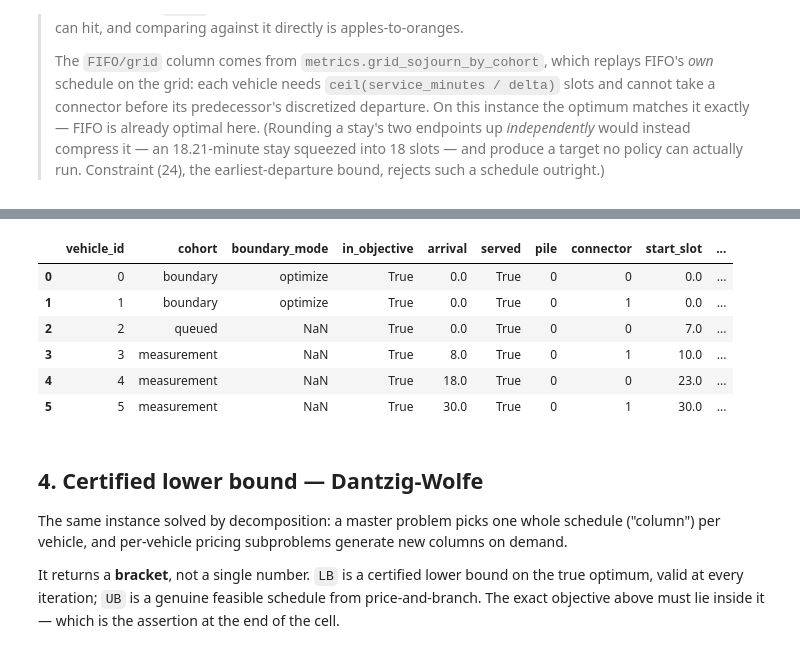
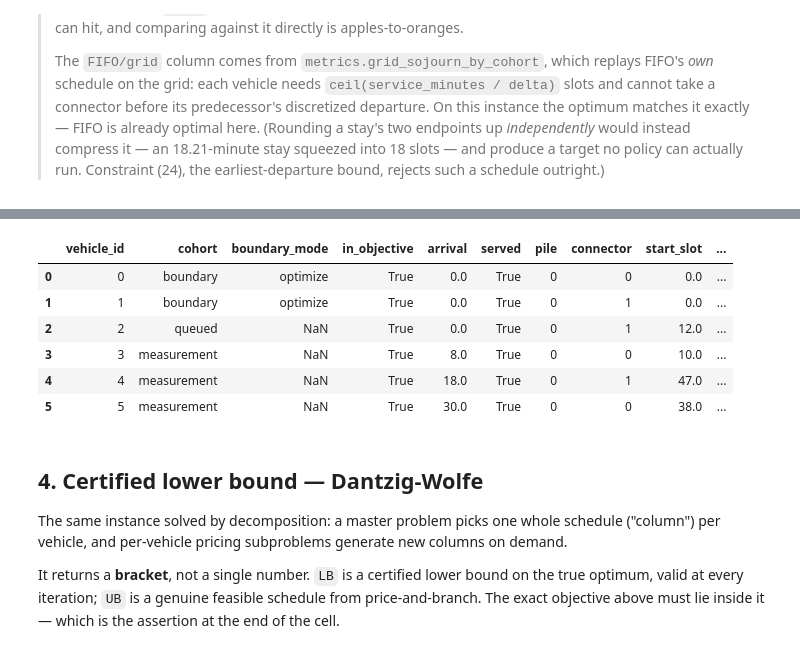
Before and after one commit to saneiimo/ChargingStationQueueing, a Jupyter notebook: cl_model.ipynb, the cells around one changed output, grey strips where cells are left out. Drawn from its saved outputs; the diff is of its cells as text; code cells hidden in the pictures.

```diff
--- a/cl_model.ipynb
+++ b/cl_model.ipynb
@@ -47,7 +47,7 @@ from policy.queue.fifo import FIFOQueuePolicy
 from offline_cl_opt import StationSpec
 
 WARMUP_MIN = 12.0    # warm-up: builds up a loaded station, then metrics start
-MEASURE_MIN = 50.0   # the window the offline models optimise
+MEASURE_MIN = 60.0   # the window the offline models optimise
 DELTA = 1.0          # slot length (minutes) -> K = 60 slots
 
 STATION = StationSpec(n_piles=1, n_connectors=2, n_modules=6, p_module=25.0)
@@ -55,12 +55,12 @@ STATION = StationSpec(n_piles=1, n_connectors=2, n_modules=6, p_module=25.0)
 # (id, arrival_min, battery_kWh, s_i, s_f). Arrival is on the whole-run clock,
 # so anything below WARMUP_MIN happens during warm-up.
 EV_SPECS = [
-    (0,  0.0, 40.0, 0.30, 0.75),   # -> BOUNDARY  (plugs in at once, still charging at t=12)
-    (1,  3.0, 50.0, 0.35, 0.75),   # -> BOUNDARY  (takes the 2nd connector)
-    (2, 11.0, 30.0, 0.40, 0.75),   # -> QUEUED    (both connectors busy on arrival)
-    (3, 20.0, 35.0, 0.40, 0.80),   # -> MEASUREMENT
-    (4, 30.0, 30.0, 0.45, 0.80),   # -> MEASUREMENT
-    (5, 42.0, 40.0, 0.35, 0.70),   # -> MEASUREMENT
+    (0,  0.0, 40.0, 0.20, 0.75),   # -> BOUNDARY  (plugs in at once, still charging at t=12)
+    (1,  3.0, 40.0, 0.25, 0.75),   # -> BOUNDARY  (takes the 2nd connector)
+    (2, 11.0, 100.0, 0.20, 0.75),   # -> QUEUED    (both connectors busy on arrival)
+    (3, 20.0, 40.0, 0.20, 0.80),   # -> MEASUREMENT
+    (4, 30.0, 100.0, 0.25, 0.80),   # -> MEASUREMENT
+    (5, 42.0, 35.0, 0.25, 0.70),   # -> MEASUREMENT
 ]
 
 # c_b is the simulator's internal kW*min unit, hence the HR2MIN factor.
@@ -236,11 +233,16 @@ cl_model = build_cl_model(
     break_symmetry=False,
     delta=DELTA,
     horizon_minutes=MEASURE_MIN,
-    tie_break=False,
+    tie_break=True,
     bound_departures=True,
 )
 
-solve_cl_model(cl_model, mip_gap=1e-4, time_limit=None, verbose=False, cutoff=None)
+solve_cl_model(
+    cl_model,
+    mip_gap=1e-4,
+    time_limit=None,
+    verbose=True,
+    cutoff=None)
 
 solution = extract_solution(cl_model)
 
@@ -250,12 +252,33 @@ print(f"optimised over {solution.n_optimized}/{solution.n_vehicles} vehicles\n")
 
 # FIFO's own schedule replayed on the model's delta grid (see the note above).
 # `total_departure_slots` is sum_j D_j in the objective's own slot units.
-grid = m.grid_sojourn_by_cohort(DELTA, since=m.warmup_period)
+#
+# POPULATION: `solution.by_cohort` covers EVERY vehicle the model was given,
+# censoring unfinished ones at D_j = K, whereas `grid_sojourn_by_cohort` covers
+# FINISHED vehicles only. Comparing those two directly averages different sets
+# -- and since the simulation drops precisely the longest sojourns, it can make
+# the optimum look worse than FIFO for no real reason. `arrived_*` censors the
+# simulation the same way the model does, so both sides cover the same
+# vehicles; `censor_at` is the run's end on the simulation clock.
+CENSOR_AT = WARMUP_MIN + MEASURE_MIN
+grid = m.arrived_grid_sojourn_by_cohort(
+    DELTA, since=m.warmup_period, censor_at=CENSOR_AT
+)
+sim_arrived = m.arrived_sojourn_by_cohort(since=m.warmup_period, censor_at=CENSOR_AT)
+# Finished-only, for reference -- realized service quality, not comparable
+# against OPT whenever the two n columns disagree.
+grid_completed = m.grid_sojourn_by_cohort(DELTA, since=m.warmup_period)
 
-print(f"{'cohort':22s} {'FIFO':>8s} {'FIFO/grid':>10s} {'OPT':>8s}")
+print(f"{'cohort':22s} {'FIFO':>8s} {'FIFO/grid':>10s} {'OPT':>8s} "
+      f"{'n':>4s} {'cens':>5s}  (arrived group)")
 for name, opt in solution.by_cohort.items():
-    print(f"{name:22s} {sim_by_cohort[name]['mean_sojourn']:8.2f} "
-          f"{grid[name]['mean_sojourn']:10.2f} {opt['mean_sojourn']:8.2f}")
+    print(f"{name:22s} {sim_arrived[name]['mean_sojourn']:8.2f} "
+          f"{grid[name]['mean_sojourn']:10.2f} {opt['mean_sojourn']:8.2f} "
+          f"{int(opt['n']):4d} {int(sim_arrived[name]['n_censored']):5d}")
+if grid["all"]["n_censored"]:
+    print(f"  ({int(grid['all']['n_censored'])} vehicle(s) censored; finished-only "
+          f"grid mean would be {grid_completed['all']['mean_sojourn']:.2f} "
+          f"over {int(grid_completed['all']['n'])} vehicle(s))")
 
 fifo_slots = grid["all"]["total_departure_slots"]
 print(f"\noptimum = {solution.objective:.0f} slots vs grid-feasible FIFO = "
@@ -279,10 +307,10 @@ optimum = 156 slots vs grid-feasible FIFO = 156 slots -> OK, optimum is at least
 |  | vehicle_id | cohort | boundary_mode | in_objective | arrival | served | pile | connector | start_slot | ... |
 | 0 | 0 | boundary | optimize | True | 0.0 | True | 0 | 0 | 0.0 | ... |
 | 1 | 1 | boundary | optimize | True | 0.0 | True | 0 | 1 | 0.0 | ... |
-| 2 | 2 | queued | NaN | True | 0.0 | True | 0 | 0 | 7.0 | ... |
-| 3 | 3 | measurement | NaN | True | 8.0 | True | 0 | 1 | 10.0 | ... |
-| 4 | 4 | measurement | NaN | True | 18.0 | True | 0 | 0 | 23.0 | ... |
-| 5 | 5 | measurement | NaN | True | 30.0 | True | 0 | 1 | 30.0 | ... |
+| 2 | 2 | queued | NaN | True | 0.0 | True | 0 | 1 | 12.0 | ... |
+| 3 | 3 | measurement | NaN | True | 8.0 | True | 0 | 0 | 10.0 | ... |
+| 4 | 4 | measurement | NaN | True | 18.0 | True | 0 | 1 | 47.0 | ... |
+| 5 | 5 | measurement | NaN | True | 30.0 | True | 0 | 0 | 38.0 | ... |
 # %% [markdown]
 ## 4. Certified lower bound — Dantzig-Wolfe
 
```
Also changed, not shown: parts of 6 cells of this notebook, 1 other file.
